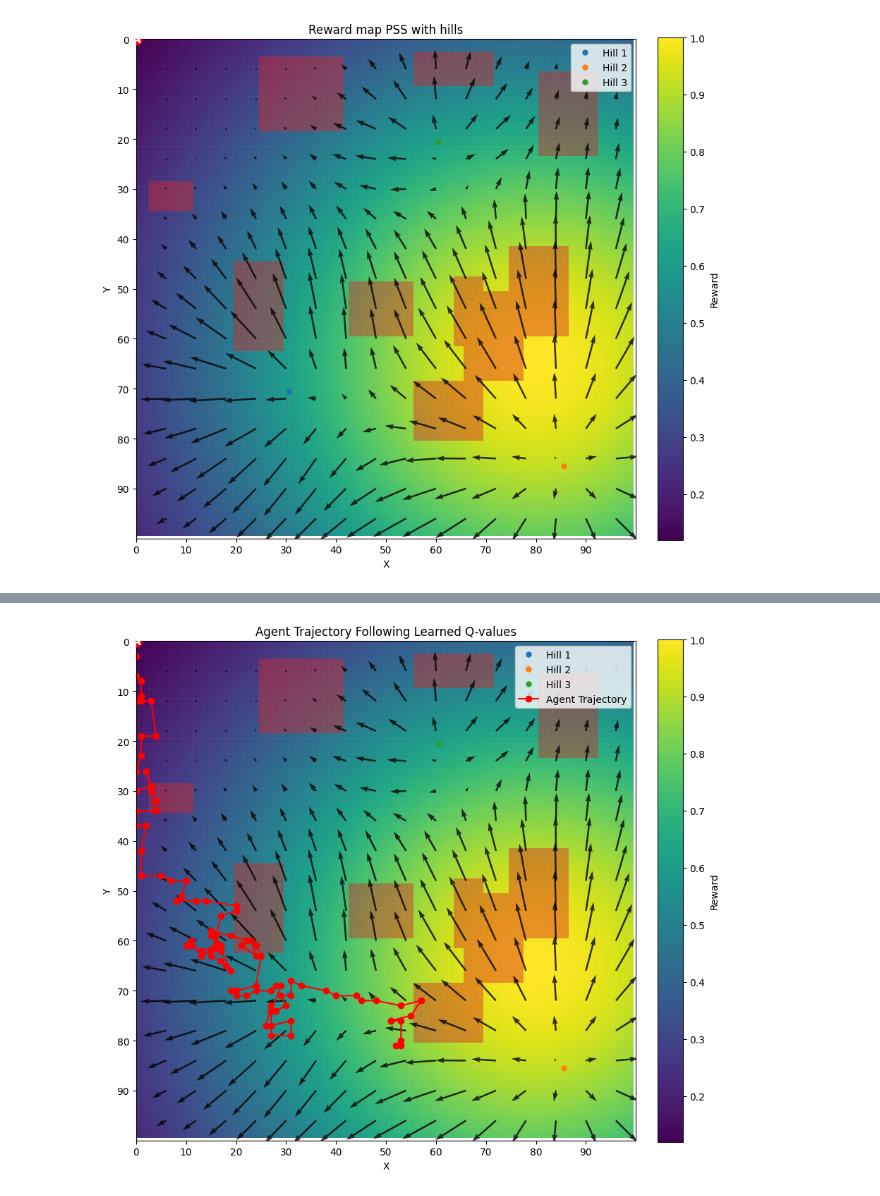
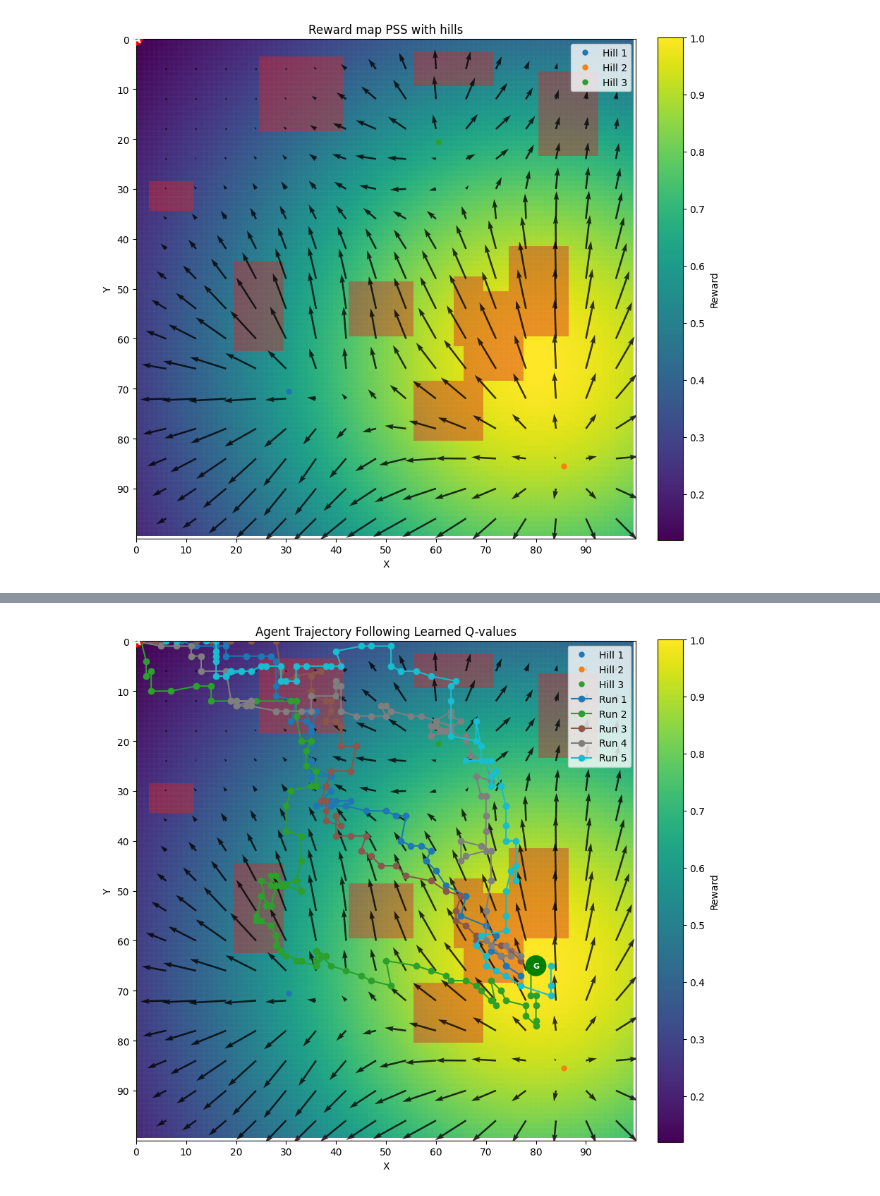
Before and after one commit to ThijsvSchaik/BayesianRLunderUncertainty, a Jupyter notebook: notebooks/Q_learning.ipynb, the cells around one changed output, grey strips where cells are left out. Cells and saved outputs as stored; diff of their text form; code cells hidden in the pictures.

```diff
--- a/notebooks/Q_learning.ipynb
+++ b/notebooks/Q_learning.ipynb
@@ -72,16 +72,22 @@ def get_action(state, epsilon, q_values):
 
 (x_top, y_top) = env.reward_gaussian_mean
 
+def square_keep_sign(n):
+    if n >= 0:
+        return n ** 2
+    else:
+        return -(n ** 2)
+
 def distance_to_goal(state):
     x, y = state
-    return np.sqrt((x - x_top) ** 2 + (y - y_top) ** 2)
+    return np.sqrt((x - y_top) ** 2 + (y - x_top) ** 2)
 # %%
 # N samples x M tasks, (0,4) as we have not sampled yet
 train_x = torch.empty((0, 4), dtype=torch.float64)
 train_y = torch.empty((0, 2), dtype=torch.float64)
 
 Q = np.zeros((max_x, max_y, len(actions)))  # 100 x 100 x 4
-EPISODES = 2000
+EPISODES = 5000
 MAX_STEPS = 200
 ALPHA = 0.3
 GAMMA = 0.9
@@ -106,9 +112,13 @@ for episode in tqdm(range(EPISODES), desc="Training Episodes"):
 
         a, a_index = get_action(s, EPSILON, Q)
         s_prime = env.transition(s, a)
-        r = env.get_reward(s_prime) - 10
 
-        r = distance_to_goal(s_prime) * -2 + r
+        if distance_to_goal(s_prime) < 5:
+            r = 100
+        else:
+            # r = env.get_reward(s_prime) - 10
+            # r = distance_to_goal(s_prime) * -2 + r
+            r = square_keep_sign(distance_to_goal(s) - distance_to_goal(s_prime)) - 10
 
         states_visited[s_prime] = states_visited.get(s_prime, 0) + 1
 
@@ -158,33 +183,53 @@ visualize_q_values(Q)
 # %%
-def plot_run(Q, env, start_state, max_steps=100):
-    s = start_state
-    trajectory = [s]
-
-    for _ in range(max_steps):
-        x, y = s
-        a_index = np.argmax(Q[x, y, :])
-        a = list(actions.values())[a_index]
-        s = env.transition(s, a)
-        trajectory.append(s)
-
-        if distance_to_goal(s) < 5:
-            break
-
-    # Plot the trajectory
+def plot_run(Q, env, start_state, max_steps=1000, num_runs=1):
     fig, ax = plt.subplots(figsize=(10, 10))
     env.plot_combined(ax=ax)
     env.plot_hills(ax=ax)
     plot_agent(start_state, ax=ax)
 
-    traj_x, traj_y = zip(*trajectory)
-    ax.plot(traj_x, traj_y, marker='o', color='red', label='Agent Trajectory')
+    goal = Circle((y_top, x_top), radius=2, color='green', zorder=3)
+    ax.add_patch(goal)
+
+    # Draw white 'G' in the center
+    ax.text(
+        y_top, x_top, 'G',
+        color='white',
+        fontsize=8,
+        fontweight='bold',
+        ha='center',
+        va='center',
+        zorder=4
+    )
+
+    colors = plt.cm.get_cmap('tab10', max(num_runs, 1))
+    for run_idx in range(num_runs):
+        s = start_state
+        trajectory = [s]
+
+        for _ in range(max_steps):
+            x, y = s
+            a_index = np.argmax(Q[x, y, :])
+            a = list(actions.values())[a_index]
+            s = env.transition(s, a)
+            trajectory.append(s)
+
+            if distance_to_goal(s) < 5:
+                break
+
+        traj_x, traj_y = zip(*trajectory)
+        ax.plot(
+            traj_x, traj_y,
+            marker='o',
+            color=colors(run_idx),
+            label=f'Run {run_idx + 1}' if num_runs > 1 else 'Agent Trajectory'
+        )
     ax.legend()
     plt.title("Agent Trajectory Following Learned Q-values")
     plt.show()
 
-plot_run(Q, env, start_state)
+plot_run(Q, env, start_state, num_runs=5)
 # %% [output]
-[figure, old version]
+[figure, new version]
 # %%
 print(f"Unique states visited: {len(states_visited)}")
 # %% [output]
```
Also changed, not shown: parts of 3 cells of this notebook, 15 other files.
